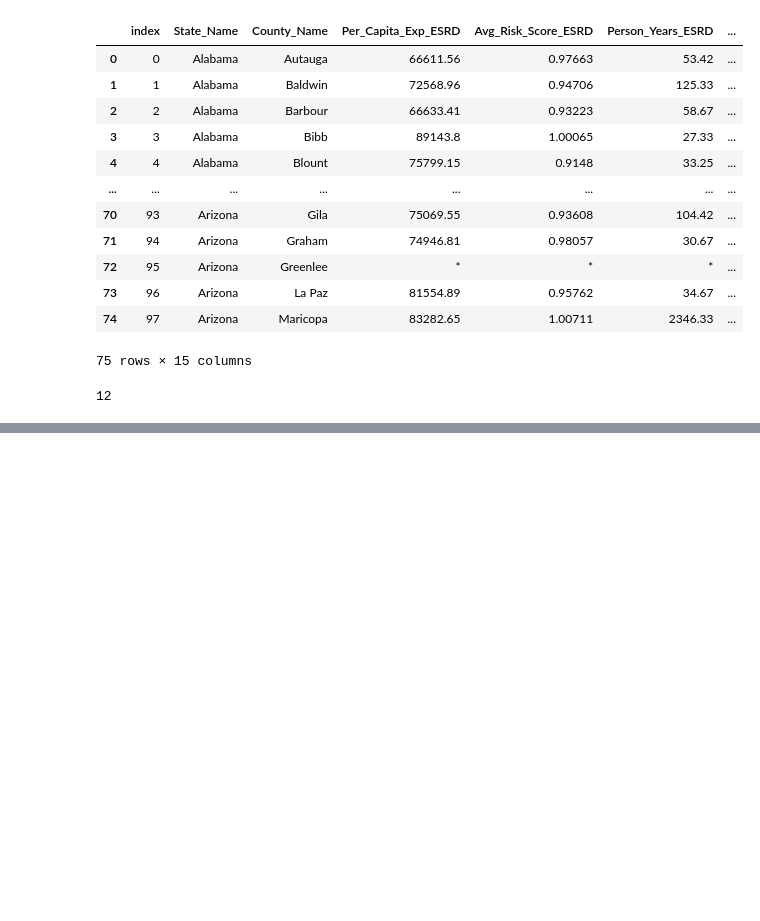
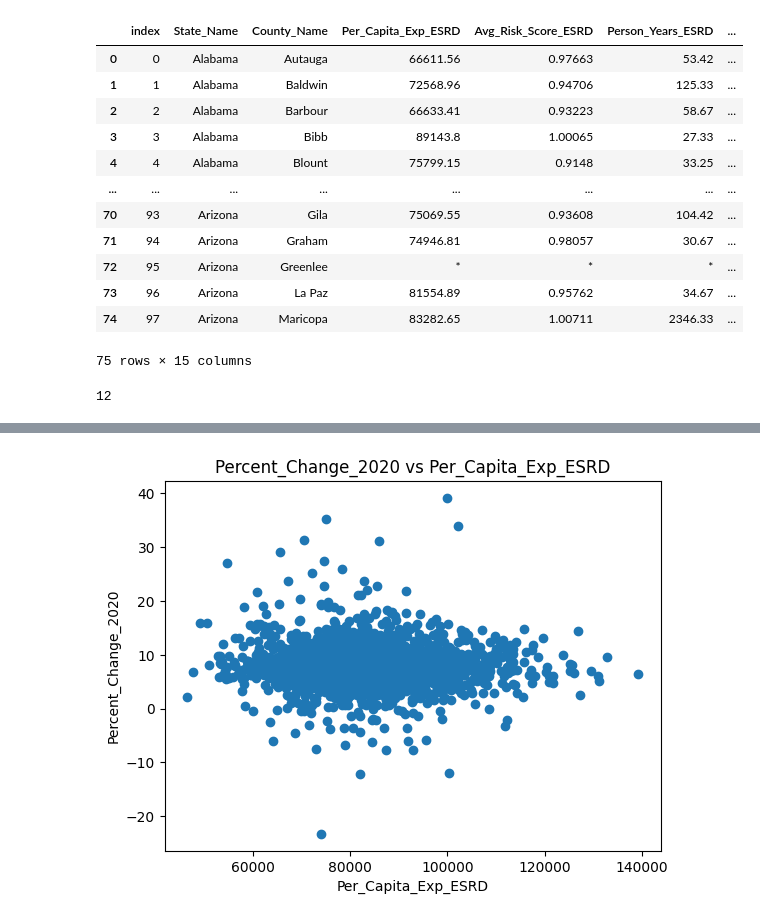
Before and after one commit to AdvaySingh1/Income-Elasticity-Analysis, a Jupyter notebook: Elasticity-Analysis.ipynb, the cells around one changed output, grey strips where cells are left out. Drawn from its saved outputs; the diff is of its cells as text; code cells hidden in the pictures; blank space fills up the shorter version.

```diff
--- a/Elasticity-Analysis.ipynb
+++ b/Elasticity-Analysis.ipynb
@@ -180,0 +189,23 @@ AttributeError: module 'matplotlib' has no attribute 'xlabel'
+# %%
+#impact of per capita expenditure on End Stage Renal Disease
+df_per_capita_exp_ESRD = df.copy()
+# remove asticks
+for i in range(len(df_per_capita_exp_ESRD)):
+    if df_per_capita_exp_ESRD.loc[i, 'Per_Capita_Exp_ESRD'] == '*' or df_per_capita_exp_ESRD.loc[i, 'Per_Capita_Exp_ESRD'] == '.':
+        df_per_capita_exp_ESRD = df_per_capita_exp_ESRD.drop(i)
+lst_percent_changes = []
+for val in df_per_capita_exp_ESRD.Percent_Change_2020:
+    lst_percent_changes.append(float(val))
+
+y = np.array(lst_percent_changes)
+lst_vals = []
+for val in df_per_capita_exp_ESRD.Per_Capita_Exp_ESRD:
+    lst_vals.append(float(val))
+x = np.array(lst_vals)
+plt.scatter(x, y)
+plt.title('Percent_Change_2020 vs Per_Capita_Exp_ESRD')
+plt.xlabel('Per_Capita_Exp_ESRD')
+plt.ylabel('Percent_Change_2020')
+plt.show()
+# %% [output]
+[figure, added]
```
Also changed, not shown: parts of 12 cells of this notebook, 1 other file.
